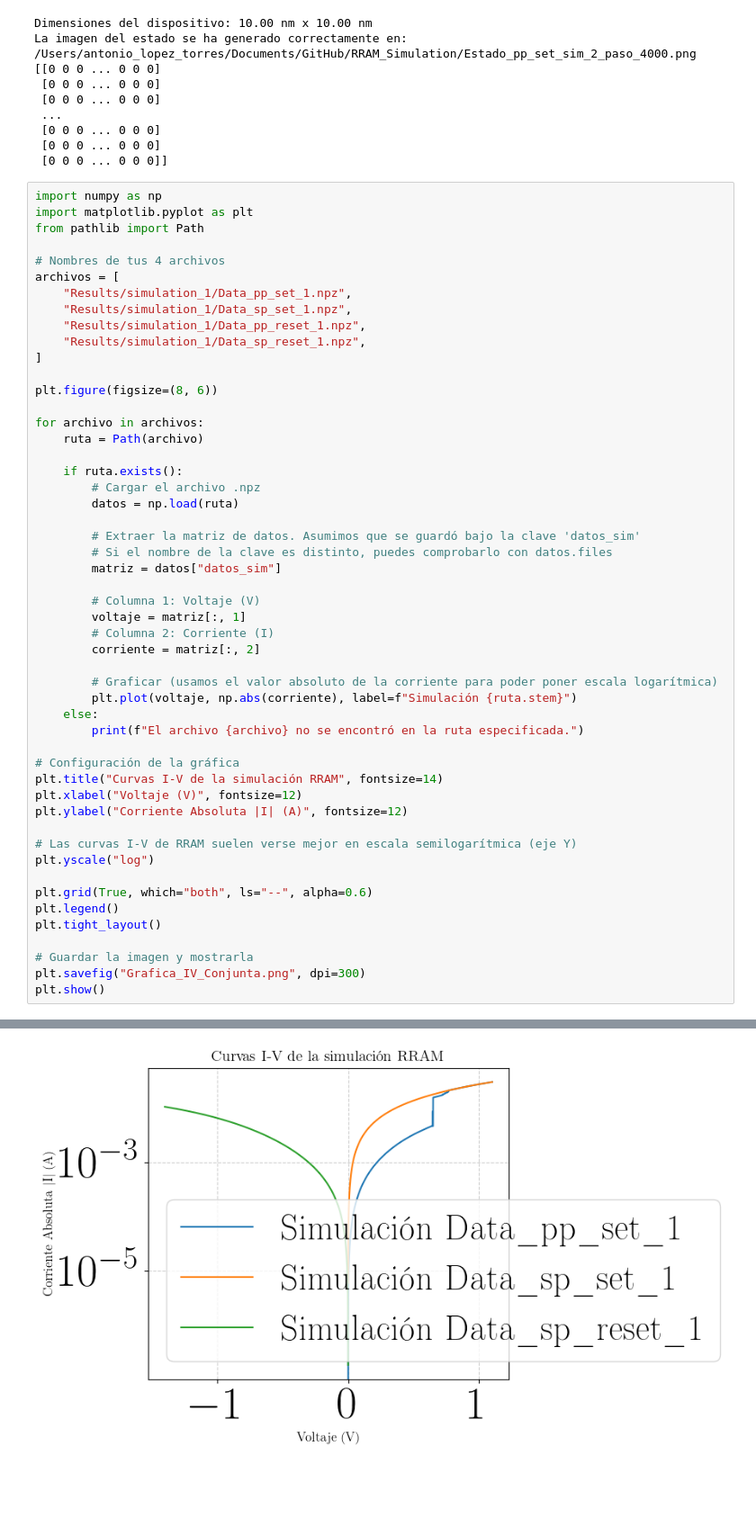
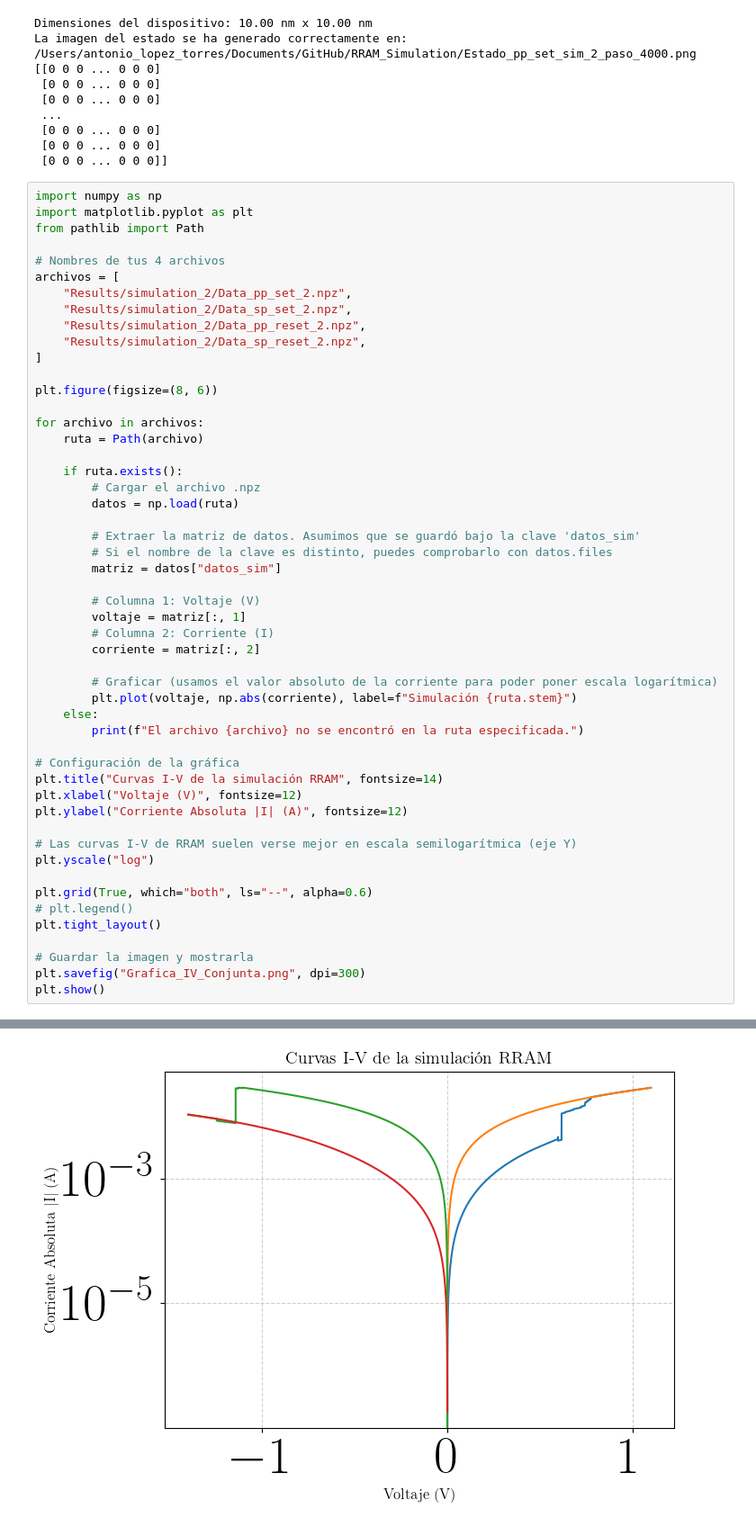
Before and after one commit to LabL4/RRAM_Simulation, a Jupyter notebook: Lanzar_simulacion_paralelo_copia.ipynb, the cells around one changed output, grey strips where cells are left out. Shown at 90% size. Cells and saved outputs as stored; diff of their text form; blank space fills up the shorter version.

```diff
--- a/Lanzar_simulacion_paralelo_copia.ipynb
+++ b/Lanzar_simulacion_paralelo_copia.ipynb
@@ -303,10 +303,10 @@ from pathlib import Path
 
 # Nombres de tus 4 archivos
 archivos = [
-    "Results/simulation_1/Data_pp_set_1.npz",
-    "Results/simulation_1/Data_sp_set_1.npz",
-    "Results/simulation_1/Data_pp_reset_1.npz",
-    "Results/simulation_1/Data_sp_reset_1.npz",
+    "Results/simulation_2/Data_pp_set_2.npz",
+    "Results/simulation_2/Data_sp_set_2.npz",
+    "Results/simulation_2/Data_pp_reset_2.npz",
+    "Results/simulation_2/Data_sp_reset_2.npz",
 ]
 
 plt.figure(figsize=(8, 6))
@@ -341,7 +341,7 @@ plt.ylabel("Corriente Absoluta |I| (A)", fontsize=12)
 plt.yscale("log")
 
 plt.grid(True, which="both", ls="--", alpha=0.6)
-plt.legend()
+# plt.legend()
 plt.tight_layout()
 
 # Guardar la imagen y mostrarla
@@ -352 +351 @@ El archivo Results/simulation_1/Data_pp_reset_1.npz no se encontró en la ruta e
-[figure, old version]
+[figure, new version]
```
Also changed, not shown: parts of 3 cells of this notebook, 10 other files.
